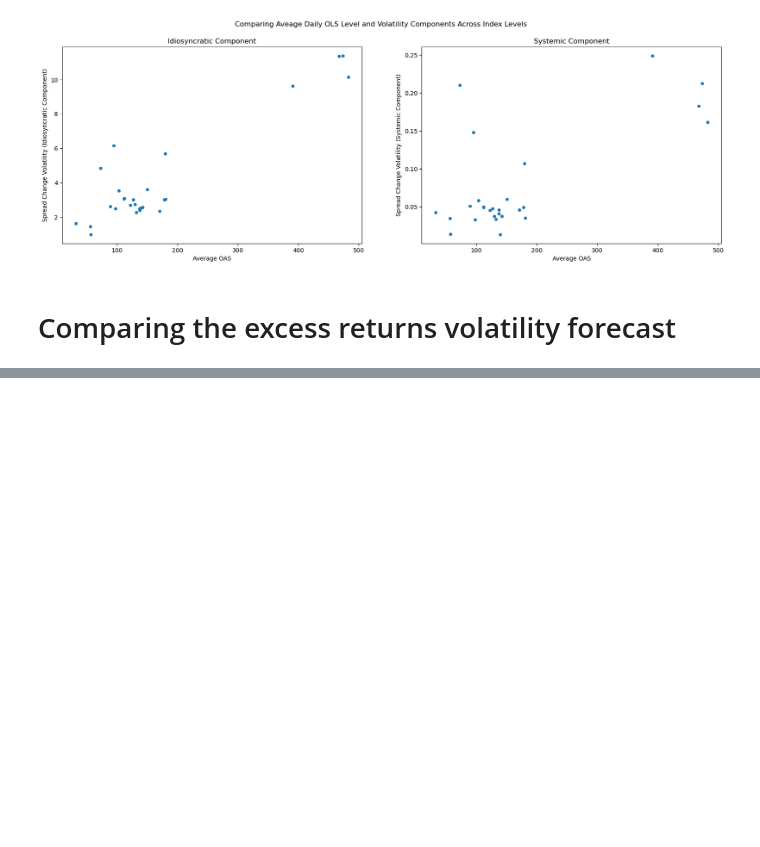
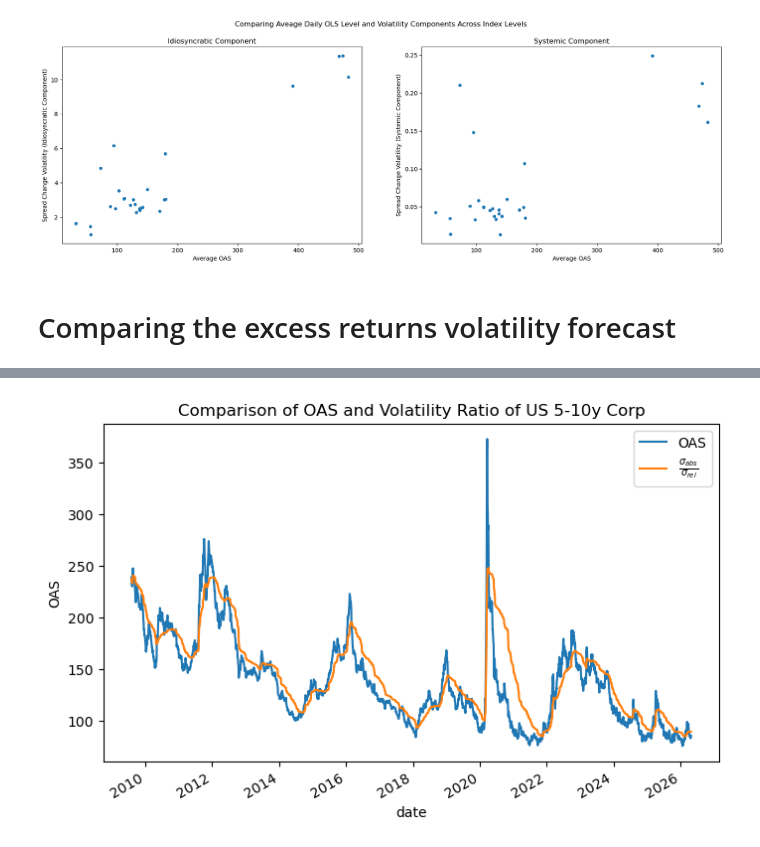
Before and after one commit to diegodalvarez/CreditSpread, a Jupyter notebook: notebooks/1DurationTimeSpread.ipynb, the cells around one changed output, grey strips where cells are left out. Drawn from its saved outputs; the diff is of its cells as text; code cells hidden in the pictures; blank space fills up the shorter version.

Commit message:
redo vol ratio

```diff
--- a/notebooks/1DurationTimeSpread.ipynb
+++ b/notebooks/1DurationTimeSpread.ipynb
@@ -465,0 +447,28 @@ knowing that $s_{i,t} = s_J + s_i^{idio}$ and roughly $s_{i,t} \sim s_J$ we get
+# %%
+sec = df_oas.security.min()
+
+(df_oas
+    .loc[lambda x: x.security == sec]
+    .reset_index()
+    .melt(id_vars = "date")
+    .rename(columns = {"calc": ""})
+    .pivot(index = "date", columns = "", values = "value")
+    .assign(
+        oas_diff = lambda x: x.oas.diff(),
+        oas_rel  = lambda x: x.oas_diff / x.oas)
+    .assign(
+        oas_diff = lambda x: x.oas_diff.ewm(span = 100, adjust = False).std(),
+        oas_rel  = lambda x: x.oas_rel.ewm(span = 100, adjust = False).std(),
+        ratio    = lambda x: x.oas_diff / x.oas_rel)
+    [["oas", "ratio"]]
+    .rename(columns = {
+        "oas"  : "OAS",
+        "ratio": r"$\frac{\sigma_{abs}}{\sigma_{rel}}$"})
+    .plot(
+        figsize = (8,5),
+        ylabel  = "OAS",
+        title   = "Comparison of OAS and Volatility Ratio of " + renamer[sec]))
+
+plt.show()
+# %% [output]
+[figure, added]
```
Also changed, not shown: parts of 5 cells of this notebook.
